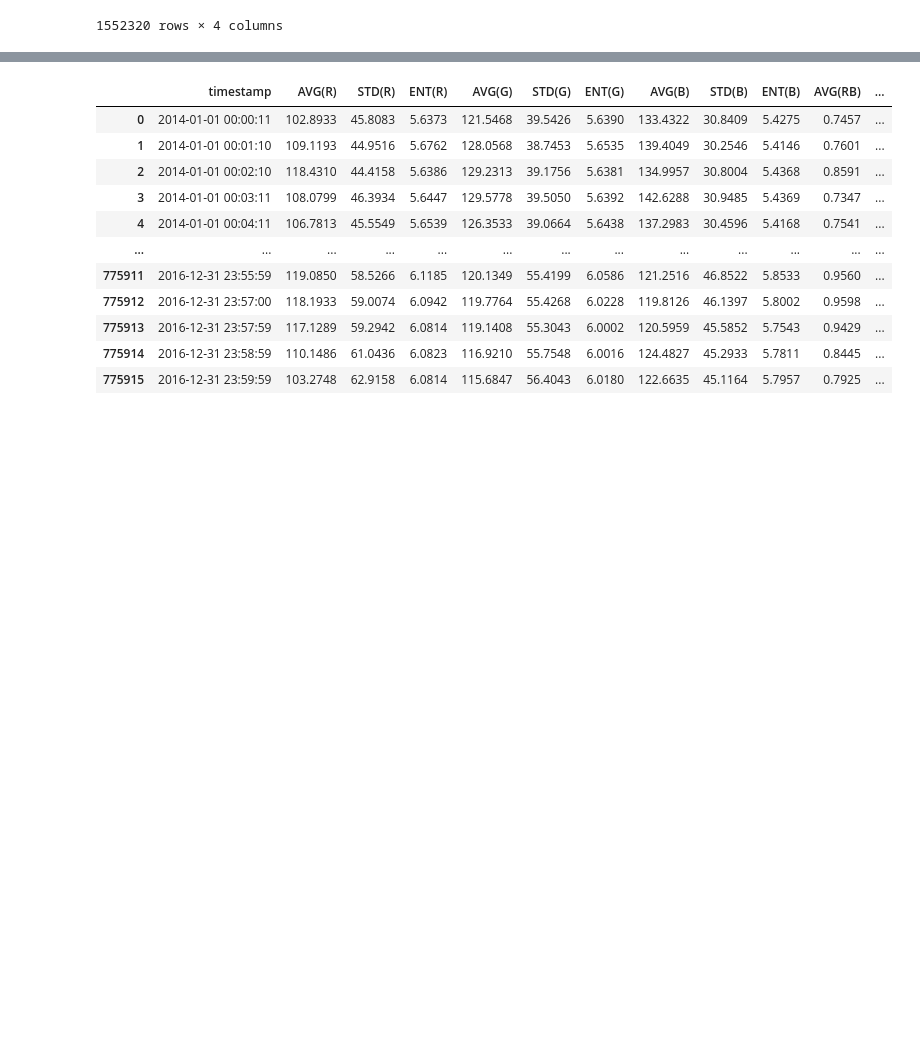
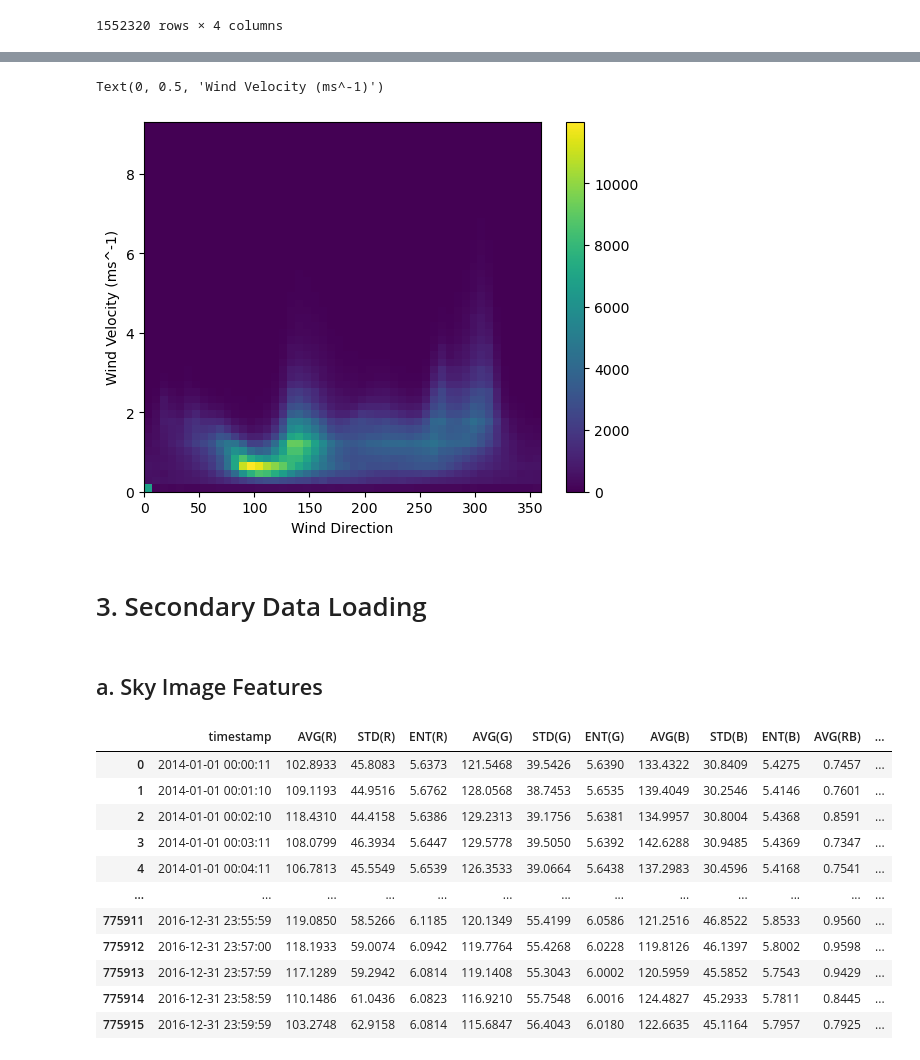
Before and after one commit to Adamouization/Solar-Irradiance-Forecasting, a Jupyter notebook: src/EDA.ipynb, the cells around one changed output, grey strips where cells are left out. Cells and saved outputs as stored; diff of their text form; code cells hidden in the pictures; blank space fills up the shorter version.

```diff
--- a/src/EDA.ipynb
+++ b/src/EDA.ipynb
@@ -35 +103,13 @@ pd.read_csv("../data/Folsom_satellite.csv")
+# %%
+plt.hist2d(df_weather["winddir"].dropna(), df_weather["windsp"].dropna(), bins=(50, 50))
+plt.colorbar()
+plt.xlabel('Wind Direction')
+plt.ylabel('Wind Velocity (ms^-1)')
+# %% [output]
+Text(0, 0.5, 'Wind Velocity (ms^-1)')
+[figure, added]
+# %% [markdown]
+# 3. Secondary Data Loading
+# %% [markdown]
+## a. Sky Image Features
 # %%
```
Also changed, not shown: parts of 14 cells of this notebook, 1 other file.
